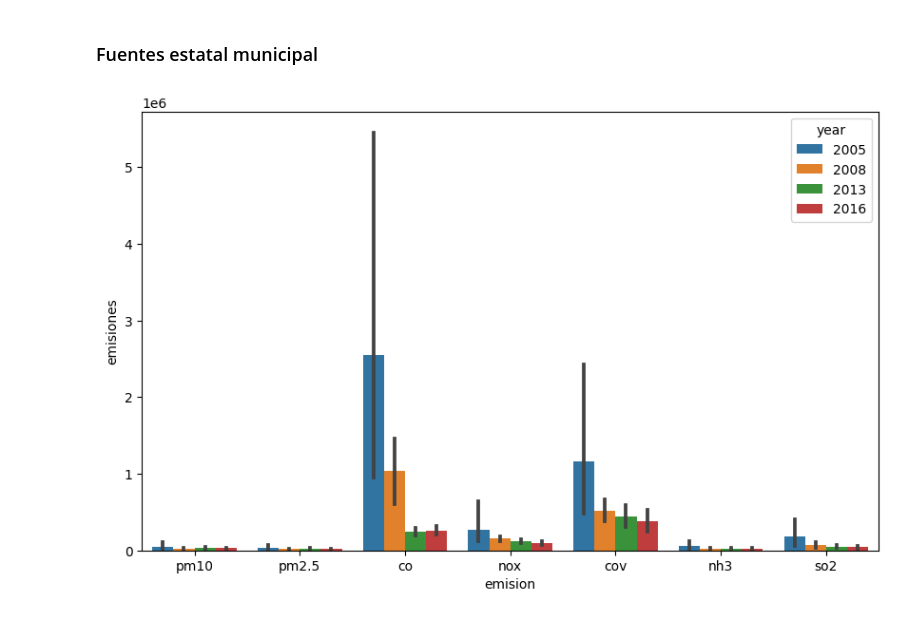
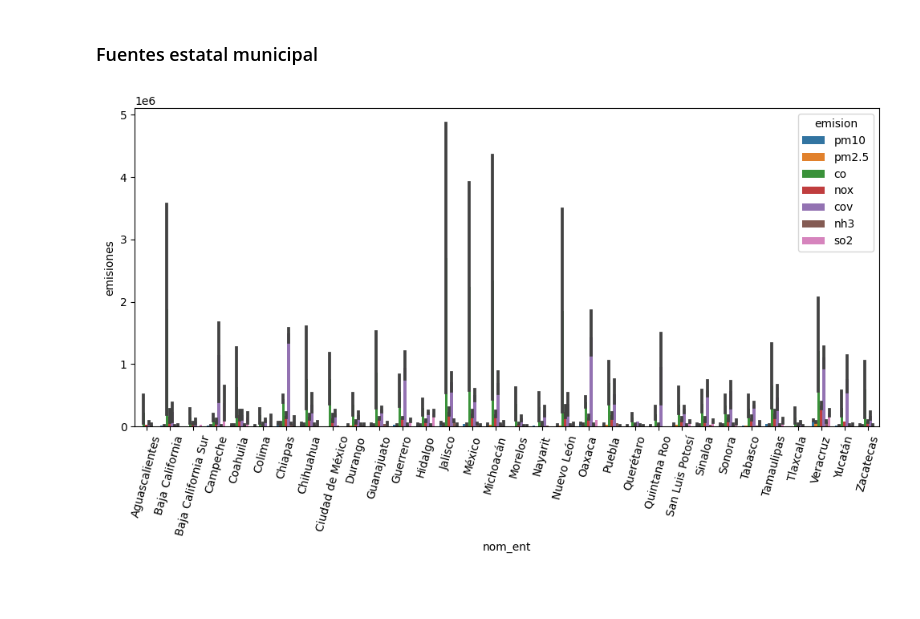
Before and after one commit to pcorner10/inventario_emisiones, a Jupyter notebook: INEM.ipynb, the cells around one changed output. Cells and saved outputs as stored; diff of their text form; code cells hidden in the pictures; blank space fills up the shorter version.

```diff
--- a/INEM.ipynb
+++ b/INEM.ipynb
@@ -93,7 +149,7 @@ def readAppendTotalFiles(files):
 
     except:
 
-      dfi = pd.read_csv(f, encoding="latin1", skipfooter=3)
+      dfi = pd.read_csv(f, encoding="latin1")
 
     # keep only first 32 rows
     #dfi = dfi.iloc[:32]
@@ -187,11 +256,22 @@ files_total_ent
 # %%
 total_ent = readAppendTotalFiles(files_total_ent)
 total_ent = pd.melt(total_ent, id_vars=["nom_ent",  "year"], value_vars=emisiones, var_name="emision", value_name="emisiones")
+# make nom_ent to title
+total_ent["nom_ent"] = total_ent["nom_ent"].str.title()
+total_ent["nom_ent"] = total_ent["nom_ent"].replace(estados_rename)
+
+# keep only states in estados list
+total_ent = total_ent[total_ent["nom_ent"].isin(estados)]
 
 total_mun = readAppendTotalFiles(files_total_mun)
 print(total_mun.columns)
 total_mun = pd.melt(total_mun, id_vars=["nom_ent", "nom_mun", "year"], value_vars=emisiones, var_name="emision", value_name="emisiones")
-total_ent
+total_mun["nom_ent"] = total_mun["nom_ent"].str.title()
+total_mun["nom_ent"] = total_mun["nom_ent"].replace(estados_rename)
+# keep only states in estados list
+total_mun = total_mun[total_mun["nom_ent"].isin(estados)]
+
+total_mun
 # %% [output]
 Index(['year', 'cve_ent', 'nom_ent', 'nom_mun', 'pm10', 'pm2.5', 'so2', 'co',
        'nox', 'cov', 'nh3', 'cve_mun'],
@@ -237,8 +296,12 @@ total_mun.describe()
 # %%
 fig, ax = plt.subplots(figsize=(10, 6))
 
-sns.barplot(x="emision", y="emisiones", hue="year", data=total_ent, ax=ax)
+sns.barplot(x="nom_ent", y="emisiones", hue="emision", data=total_ent, ax=ax)
 
+# rotate xtikcs 75 degrees
+plt.xticks(rotation=75)
+
+plt.tight_layout()
 plt.show()
 # %% [output]
-[figure, old version]
+[figure, new version]
```
Also changed, not shown: parts of 6 cells of this notebook.
